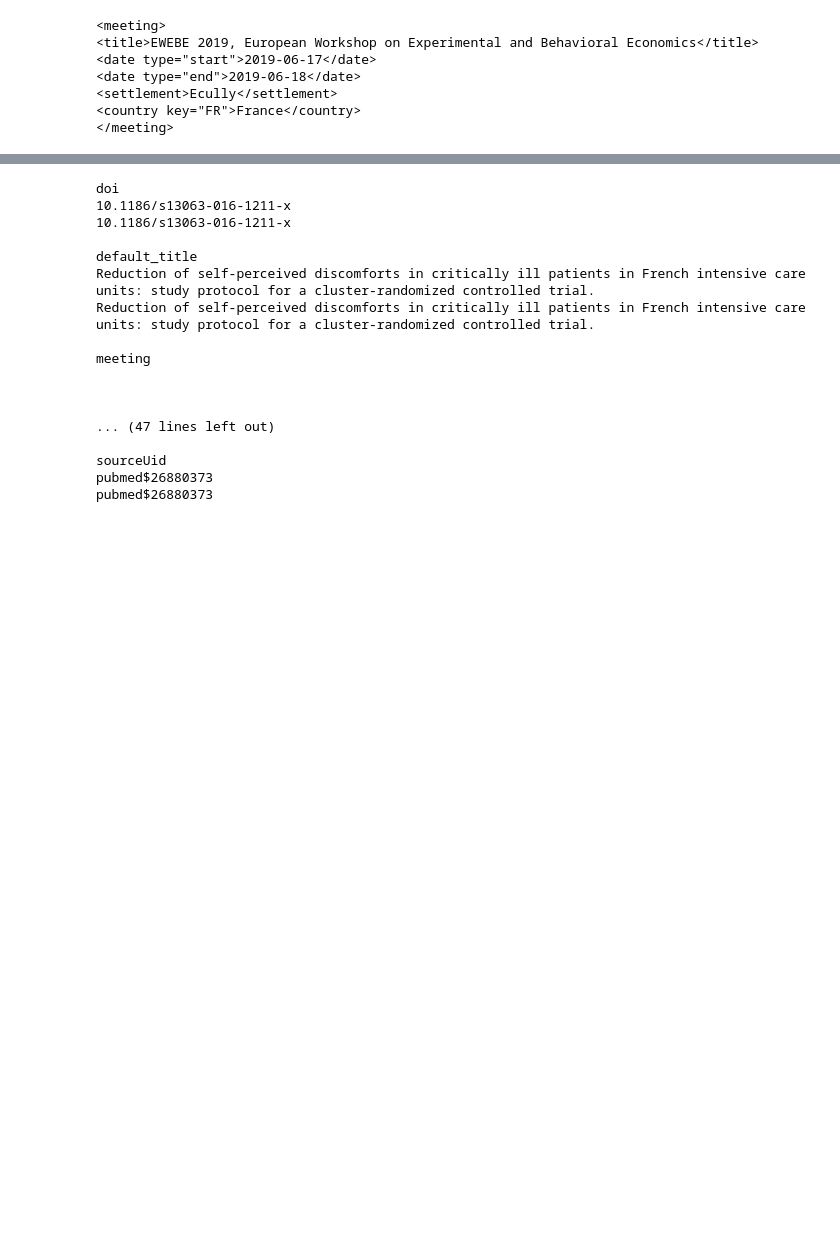
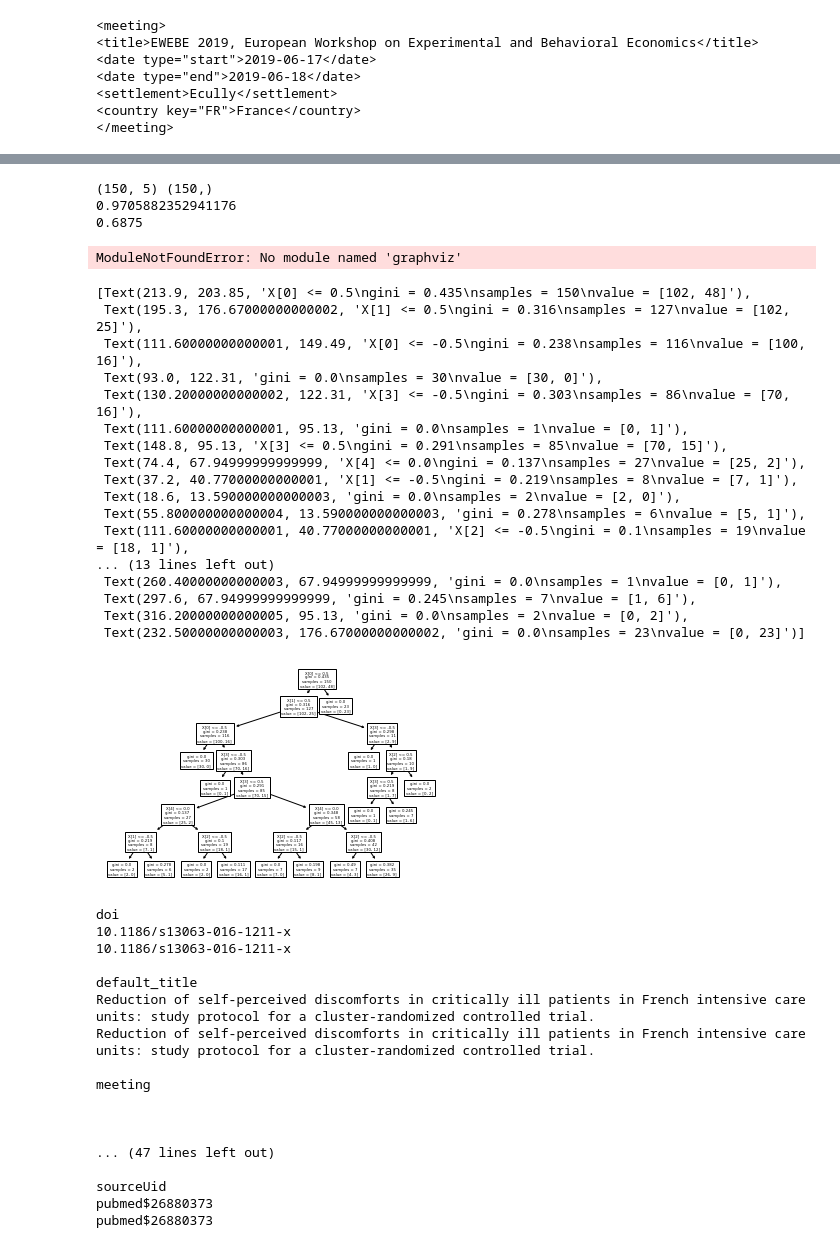
Before and after one commit to amaelDago/co-near_dup, a Jupyter notebook: get-data.ipynb, the cells around one changed output, grey strips where cells are left out. Cells and saved outputs as stored; diff of their text form; code cells hidden in the pictures; blank space fills up the shorter version.

```diff
--- a/get-data.ipynb
+++ b/get-data.ipynb
@@ -58,0 +50,7 @@ set([x for x in df.typeConditor])
+# %%
+import json
+filename = "../../data/conditor.json"
+with open(filename, "r") as f :
+    db = json.load(f)
+df = pd.DataFrame(db)
+df.shape
@@ -169,0 +110,13 @@ compare_notice(t11, t11)
+# %%
+x = "crossref$10.4000/ahrf.13567"
+y = "hal$hal-01708398"
+
+t1 = get_notice_from_sourceUid(x, df)
+t11 = Notice(t1)
+
+t2 = get_notice_from_sourceUid(y, df)
+t22 = Notice(t2)
+
+comp = NoticeComparison(t1, t2)
+comp.run()
+comp.validation_dict
@@ -169,0 +154,5 @@ compare_notice(t11, t11)
+# %%
+
+df_ = pd.DataFrame(d)
+#dff = pd.concat([df_, test["validation manuelle"]], ignore_index=0, axis = 0)
+df_
@@ -170,3 +173,50 @@ compare_notice(t11, t11)
+# %%
+from sklearn import tree
+X = df_[['id', "page_range", "volumaison", "container", "content"]]
+y = df_['label']
+print(X.shape, y.shape)
+clf = tree.DecisionTreeClassifier()
+clf = clf.fit(X, y)
+y_pred = clf.predict(X)
+
+from sklearn.metrics import precision_score, recall_score
+
+print(precision_score(y, y_pred))
+print(recall_score(y, y_pred))
+# %% [output]
+(150, 5) (150,)
+0.9705882352941176
+0.6875
+# %%
+import graphviz
+
+
+dot_data = tree.export_graphviz(clf, out_file=None)
+graph = graphviz.Source(dot_data)
+graph.render("iris")
+# %% [output]
+ModuleNotFoundError: No module named 'graphviz'
+# %%
+tree.plot_tree(clf)
+# %% [output]
+[Text(213.9, 203.85, 'X[0] <= 0.5\ngini = 0.435\nsamples = 150\nvalue = [102, 48]'),
+ Text(195.3, 176.67000000000002, 'X[1] <= 0.5\ngini = 0.316\nsamples = 127\nvalue = [102, 25]'),
+ Text(111.60000000000001, 149.49, 'X[0] <= -0.5\ngini = 0.238\nsamples = 116\nvalue = [100, 16]'),
+ Text(93.0, 122.31, 'gini = 0.0\nsamples = 30\nvalue = [30, 0]'),
+ Text(130.20000000000002, 122.31, 'X[3] <= -0.5\ngini = 0.303\nsamples = 86\nvalue = [70, 16]'),
+ Text(111.60000000000001, 95.13, 'gini = 0.0\nsamples = 1\nvalue = [0, 1]'),
+ Text(148.8, 95.13, 'X[3] <= 0.5\ngini = 0.291\nsamples = 85\nvalue = [70, 15]'),
+ Text(74.4, 67.94999999999999, 'X[4] <= 0.0\ngini = 0.137\nsamples = 27\nvalue = [25, 2]'),
+ Text(37.2, 40.77000000000001, 'X[1] <= -0.5\ngini = 0.219\nsamples = 8\nvalue = [7, 1]'),
+ Text(18.6, 13.590000000000003, 'gini = 0.0\nsamples = 2\nvalue = [2, 0]'),
+ Text(55.800000000000004, 13.590000000000003, 'gini = 0.278\nsamples = 6\nvalue = [5, 1]'),
+ Text(111.60000000000001, 40.77000000000001, 'X[2] <= -0.5\ngini = 0.1\nsamples = 19\nvalue = [18, 1]'),
+... (13 lines left out)
+ Text(260.40000000000003, 67.94999999999999, 'gini = 0.0\nsamples = 1\nvalue = [0, 1]'),
+ Text(297.6, 67.94999999999999, 'gini = 0.245\nsamples = 7\nvalue = [1, 6]'),
+ Text(316.20000000000005, 95.13, 'gini = 0.0\nsamples = 2\nvalue = [0, 2]'),
+ Text(232.50000000000003, 176.67000000000002, 'gini = 0.0\nsamples = 23\nvalue = [0, 23]')]
+[figure, added]
 # %%
 keys = t11.__dict__.keys()
 for key in keys :
```
Also changed, not shown: parts of 28 cells of this notebook, 8 other files.
